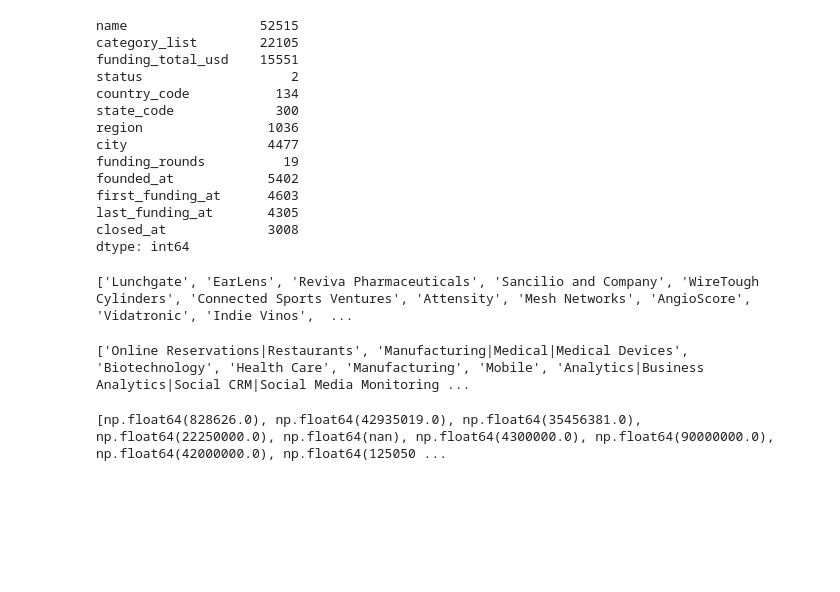
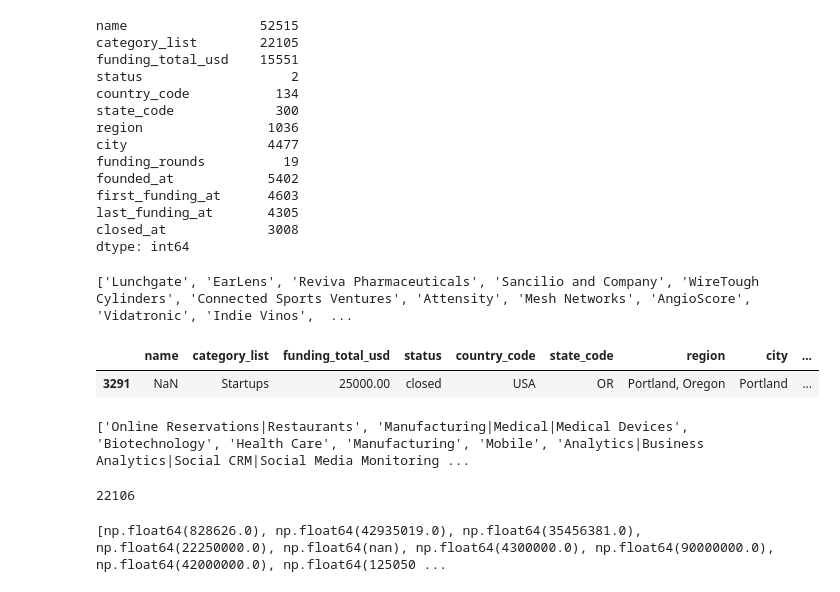
Before and after one commit to onejetpilot/start_up, a Jupyter notebook: start_up_pred.ipynb, the cells around one changed output. Cells and saved outputs as stored; diff of their text form; code cells hidden in the pictures; blank space fills up the shorter version.

```diff
--- a/start_up_pred.ipynb
+++ b/start_up_pred.ipynb
@@ -141,11 +275,20 @@ dtype: int64
 print(list(train['name'].unique()))
 # %% [output]
 ['Lunchgate', 'EarLens', 'Reviva Pharmaceuticals', 'Sancilio and Company', 'WireTough Cylinders', 'Connected Sports Ventures', 'Attensity', 'Mesh Networks', 'AngioScore', 'Vidatronic', 'Indie Vinos',  ...
+# %%
+train[train.name.isna()].head()
+# %% [output]
+|  | name | category_list | funding_total_usd | status | country_code | state_code | region | city | ... |
+| 3291 | NaN | Startups | 25000.00 | closed | USA | OR | Portland, Oregon | Portland | ... |
 # %%
 # Рассмотрим уникальные значения в столбце category_list
 print(list(train['category_list'].unique()))
 # %% [output]
 ['Online Reservations|Restaurants', 'Manufacturing|Medical|Medical Devices', 'Biotechnology', 'Health Care', 'Manufacturing', 'Mobile', 'Analytics|Business Analytics|Social CRM|Social Media Monitoring ...
+# %%
+train['category_list'].nunique()
+# %% [output]
+22106
 # %%
 # Рассмотрим уникальные значения в столбце funding_total_usd
 print(list(train['funding_total_usd'].unique()))
```
Also changed, not shown: parts of 31 cells of this notebook.
